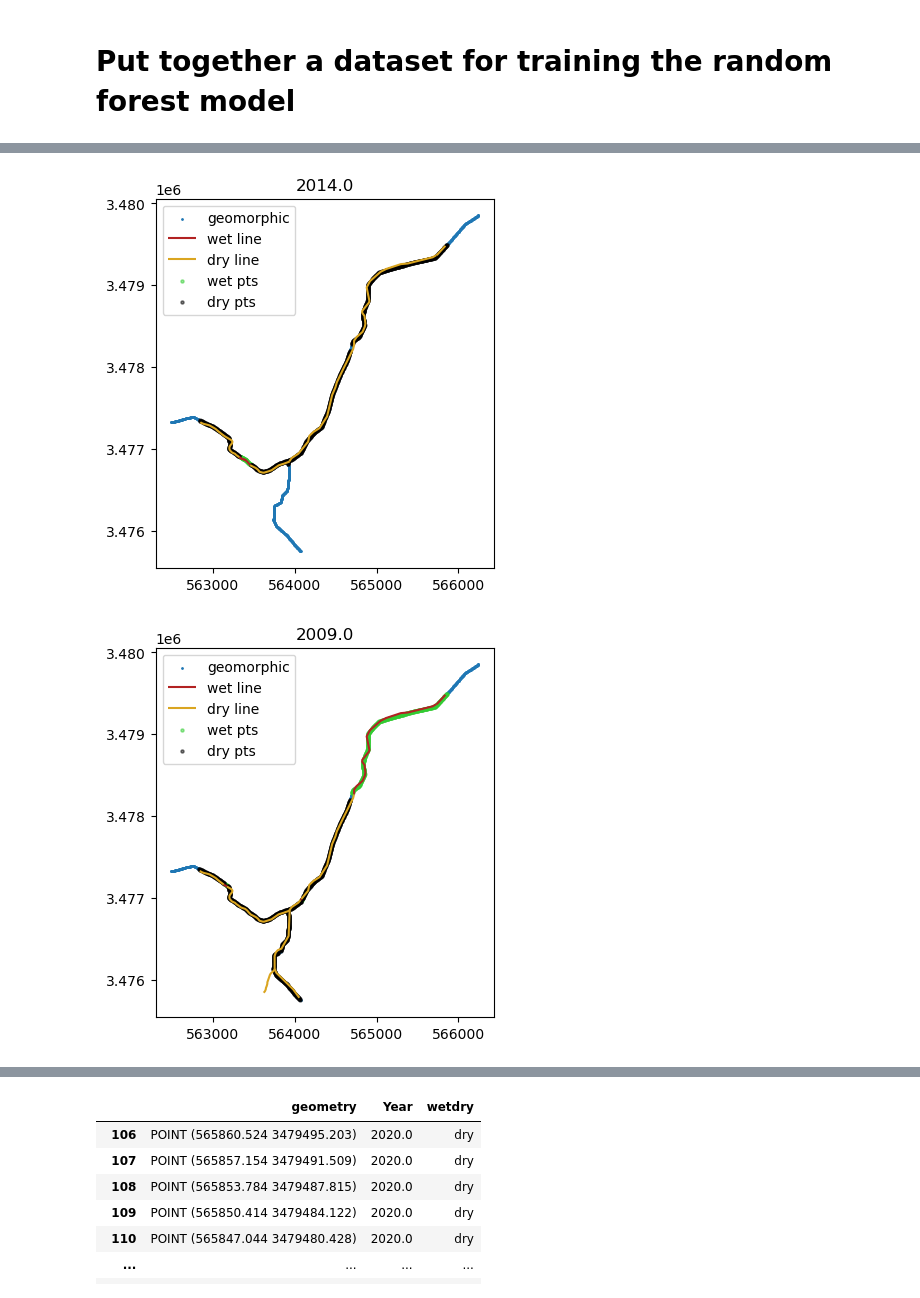
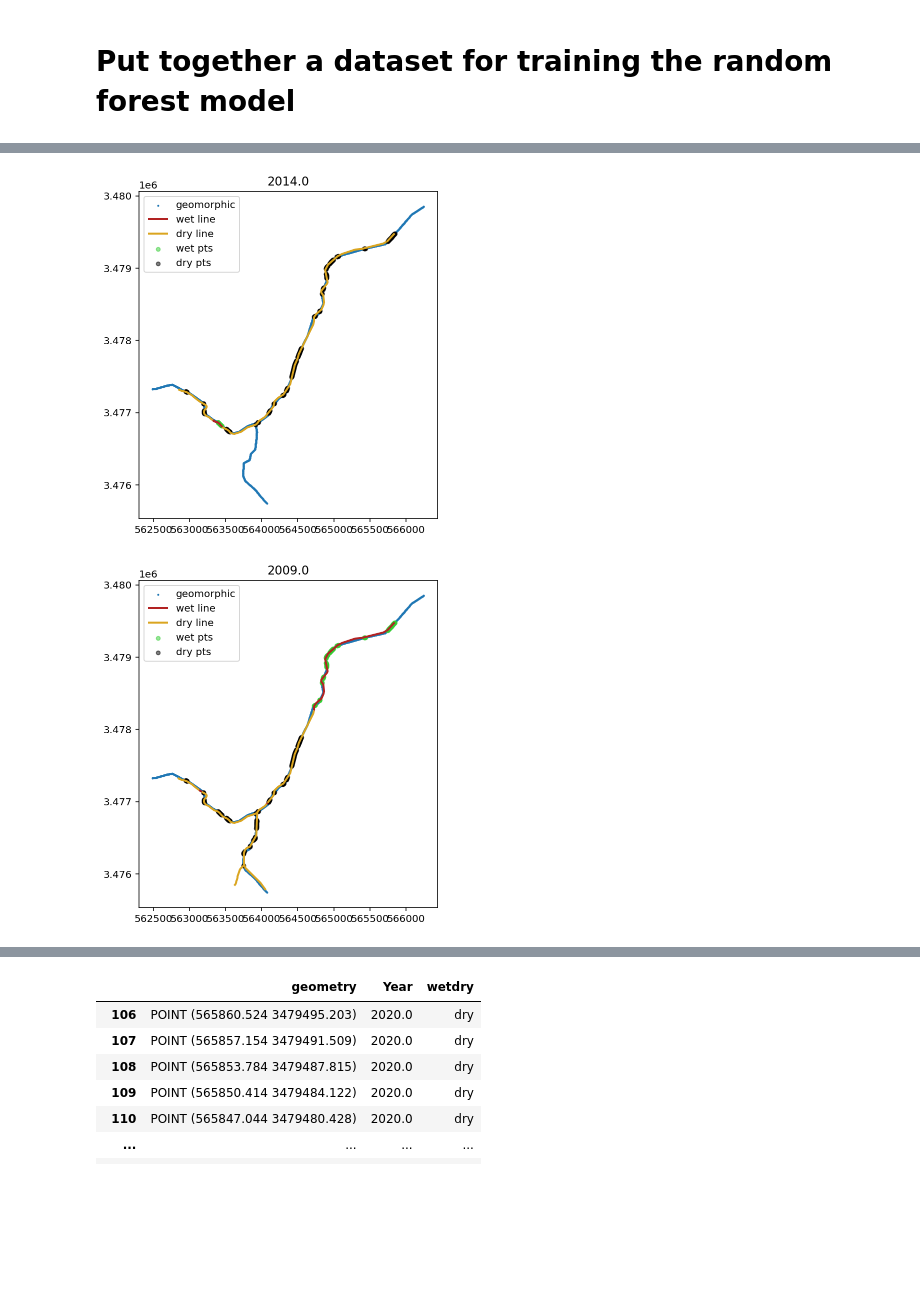
Before and after one commit to lapidesd/SanPedro_wetdry_pilot, a Jupyter notebook: code/Ramsey_wetted_channel_random_forest_data_preparation.ipynb, the cells around one changed output, grey strips where cells are left out. Drawn from its saved outputs; the diff is of its cells as text; code cells hidden in the pictures; blank space fills up the shorter version.

```diff
--- a/code/Ramsey_wetted_channel_random_forest_data_preparation.ipynb
+++ b/code/Ramsey_wetted_channel_random_forest_data_preparation.ipynb
@@ -216,10 +217,10 @@ dry = gpd.GeoDataFrame(dry,geometry=dry.geometry)
 dry['wetdry'] = 'dry'
 wetdry = pd.concat([wet,dry])
 # %%
-d = 25 # m, max distance for error in merge-->this is too big
+d = 5 # m, max distance for error in merge-->this is too big
 surveyData = []
 
-for y in wetdry.Year.unique()[:]:
+for y in wetdry.Year.unique()[:5]:
     wsub = wetdry[(wetdry.Year==y) ].to_crs('EPSG:26912')
     # dsub = wetdry[(wetdry.Year==y) & (wetdry.wetdry=='dry')].to_crs('EPSG:26912')
     wetpts = gpd.sjoin_nearest(geomorph, wsub, max_distance=d,)
@@ -228,12 +229,12 @@ for y in wetdry.Year.unique()[:]:
     drypts = wetpts[wetpts.wetdry=='dry']
     wetpts = wetpts[wetpts.wetdry=='wet']
     # drypts = gpd.sjoin_nearest(geomorph, dsub, max_distance = d)
-    fig,ax = plt.subplots(1)
+    fig,ax = plt.subplots(1,figsize = (6,6))
     geomorph.plot(ax=ax,markersize=1,label='geomorphic')
-    wsub[wsub.wetdry=='wet'].plot(edgecolor = 'firebrick',ax=ax,label='wet line')
-    wsub[wsub.wetdry=='dry'].plot(edgecolor = 'goldenrod',ax=ax,label='dry line')
-    wetpts.plot(ax=ax,c='limegreen',markersize = 5,label='wet pts',alpha=.5)
-    drypts.plot(ax=ax,c='k',markersize = 5, label='dry pts',alpha=.5)
+    wsub[wsub.wetdry=='wet'].plot(edgecolor = 'firebrick',ax=ax,label='wet line',lw=2)
+    wsub[wsub.wetdry=='dry'].plot(edgecolor = 'goldenrod',ax=ax,label='dry line',lw=2)
+    wetpts.plot(ax=ax,c='limegreen',markersize = 15,label='wet pts',alpha=.5)
+    drypts.plot(ax=ax,c='k',markersize = 15, label='dry pts',alpha=.5)
     ax.legend()
     ax.set_title(y)
     plt.show()
@@ -245,2 +246,2 @@ surveyData =pd.concat(surveyData)[['geometry','Year','wetdry']]
-[figure, old version]
+[figure, new version]
-[figure, old version]
+[figure, new version]
```
Also changed, not shown: parts of 3 cells of this notebook, 4 other files.
